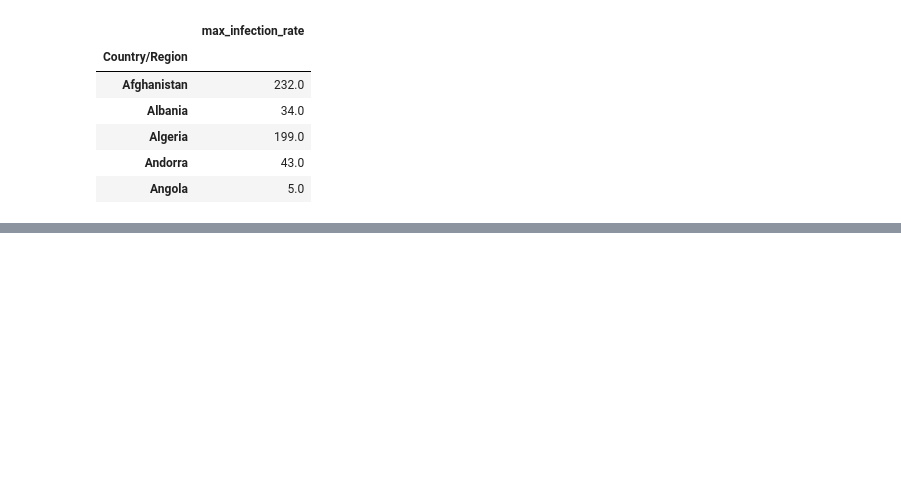
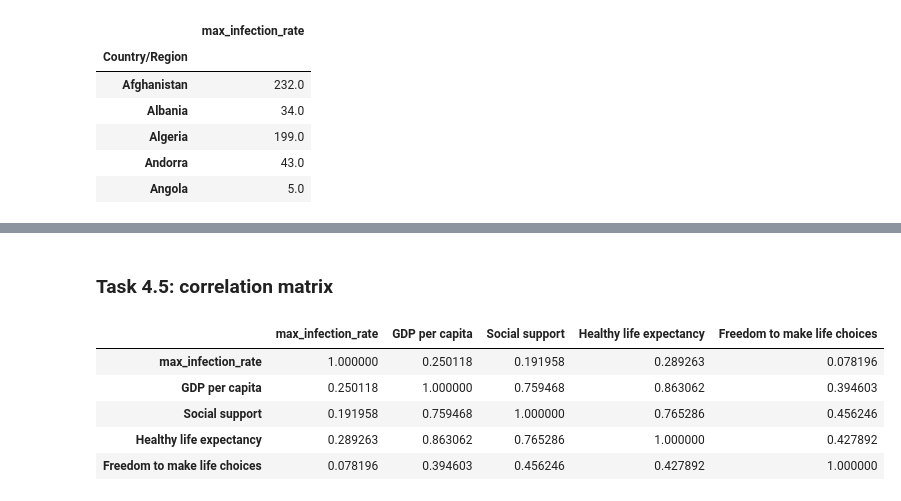
Before and after one commit to ThuanHLe/Python_Project, a Jupyter notebook: Covid_19_Data_Analysis.ipynb, the cells around one changed output, grey strips where cells are left out. Cells and saved outputs as stored; diff of their text form; code cells hidden in the pictures; blank space fills up the shorter version.

```diff
--- a/Covid_19_Data_Analysis.ipynb
+++ b/Covid_19_Data_Analysis.ipynb
@@ -216,0 +294,11 @@ corona_data.head()
+# %% [markdown]
+### Task 4.5: correlation matrix
+# %%
+join_df.corr()
+# %% [output]
+|  | max_infection_rate | GDP per capita | Social support | Healthy life expectancy | Freedom to make life choices |
+| max_infection_rate | 1.000000 | 0.250118 | 0.191958 | 0.289263 | 0.078196 |
+| GDP per capita | 0.250118 | 1.000000 | 0.759468 | 0.863062 | 0.394603 |
+| Social support | 0.191958 | 0.759468 | 1.000000 | 0.765286 | 0.456246 |
+| Healthy life expectancy | 0.289263 | 0.863062 | 0.765286 | 1.000000 | 0.427892 |
+| Freedom to make life choices | 0.078196 | 0.394603 | 0.456246 | 0.427892 | 1.000000 |
```
Also changed, not shown: parts of 19 cells of this notebook.
